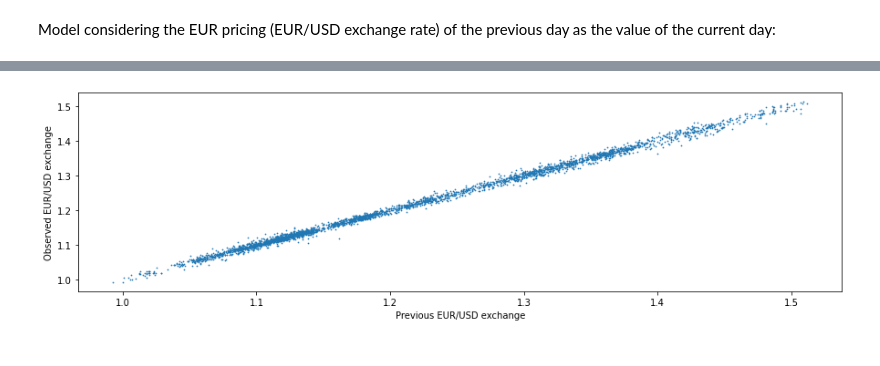
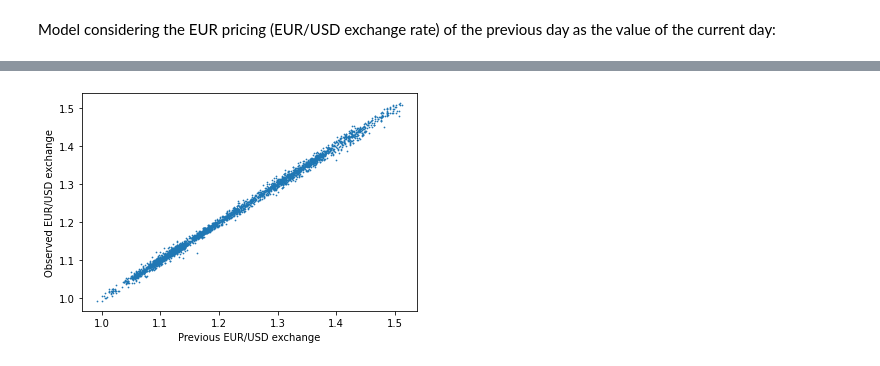
Before and after one commit to dtortosa/capstone_project, a Jupyter notebook: scripts/03_predicting_exchange_rate.ipynb, the cells around one changed output, grey strips where cells are left out. Saved outputs shown, nothing was run; the diff lists cells and outputs as text; code cells hidden in the pictures.

Commit message:
adding figures and finishing result in readme

```diff
--- a/scripts/03_predicting_exchange_rate.ipynb
+++ b/scripts/03_predicting_exchange_rate.ipynb
@@ -668,13 +751,10 @@ NameError: name 'metrics' is not defined
 # %%
-#open a plot with two panels
-fig, ax1 = plt.subplots(1,1, figsize=(15,4))
-
 #plot scatter against date and eur pricing
-ax1.scatter(x=df_merged["previous_eur_pricing"], y=y, s=0.5)
-ax1.set_xlabel("Previous EUR/USD exchange")
-ax1.set_ylabel("Observed EUR/USD exchange")
+plt.scatter(x=df_merged["previous_eur_pricing"], y=y, s=0.5)
+plt.xlabel("Previous EUR/USD exchange")
+plt.ylabel("Observed EUR/USD exchange")
 
 #save
 plt.savefig('results/figures/eur_pricing_vs_previous_day.png')
 # %% [output]
-[figure, old version]
+[figure, new version]
```
Also changed, not shown: parts of 27 cells of this notebook, 2 other files.
